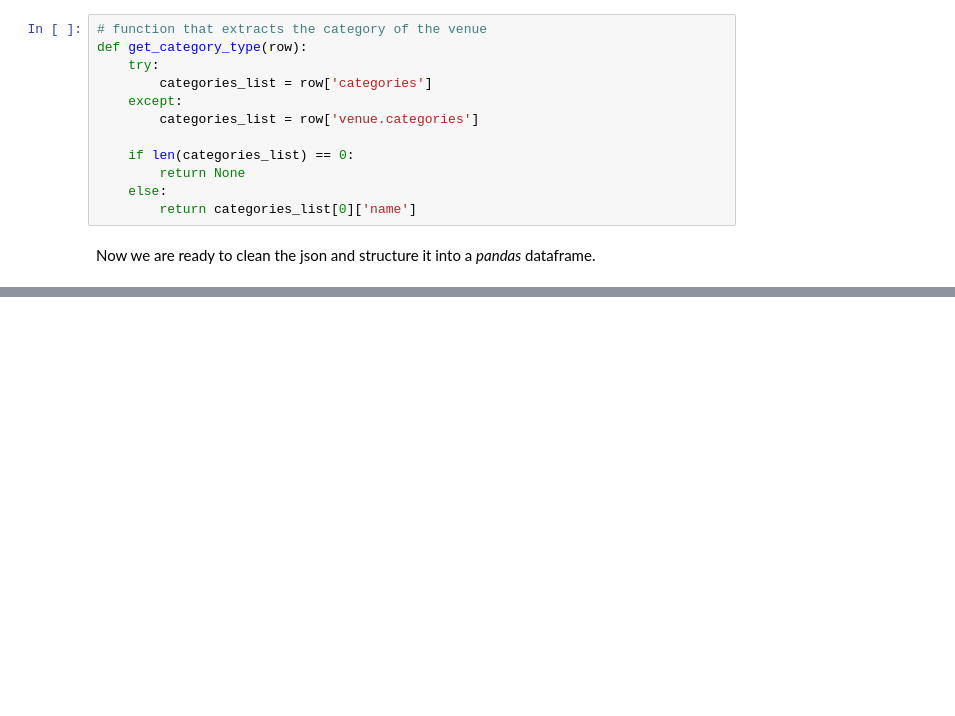
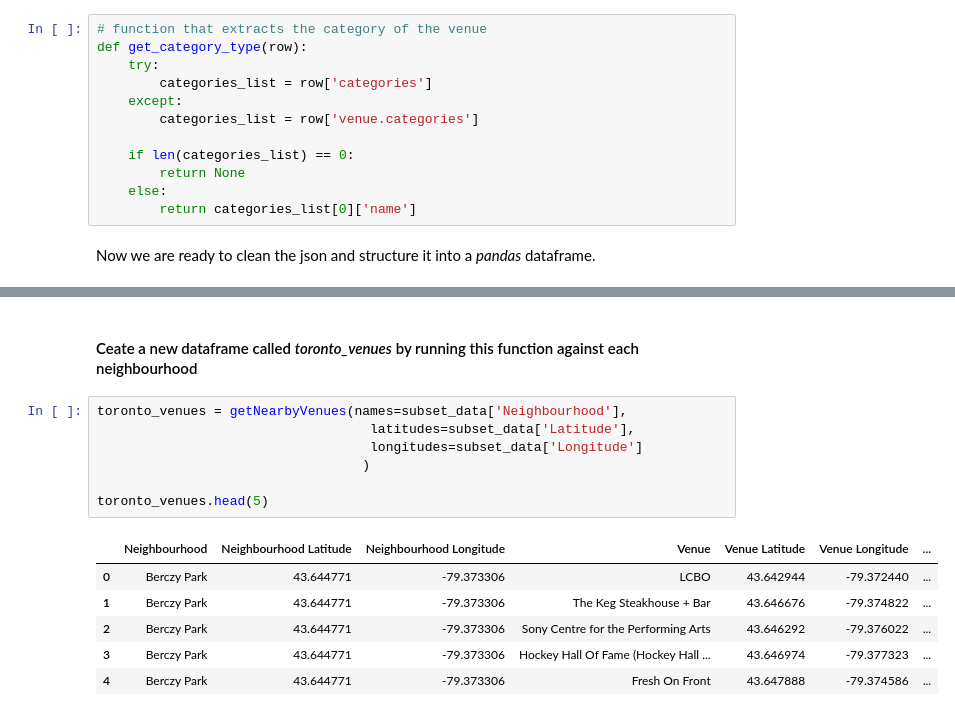
Before and after one commit to rojyates/Coursera_Capstone, a Jupyter notebook: Capstone Week 3 Canadian PostCodes.ipynb, the cells around one changed output, grey strips where cells are left out. Saved outputs shown, nothing was run; the diff lists cells and outputs as text; blank space fills up the shorter version.

```diff
--- a/Capstone Week 3 Canadian PostCodes.ipynb
+++ b/Capstone Week 3 Canadian PostCodes.ipynb
@@ -365,0 +410,16 @@ nearby_venues.head()
+# %% [markdown]
+#### Ceate a new dataframe called *toronto_venues* by running this function against each neighbourhood
+# %%
+toronto_venues = getNearbyVenues(names=subset_data['Neighbourhood'],
+                                   latitudes=subset_data['Latitude'],
+                                   longitudes=subset_data['Longitude']
+                                  )
+
+toronto_venues.head(5)
+# %% [output]
+|  | Neighbourhood | Neighbourhood Latitude | Neighbourhood Longitude | Venue | Venue Latitude | Venue Longitude | ... |
+| 0 | Berczy Park | 43.644771 | -79.373306 | LCBO | 43.642944 | -79.372440 | ... |
+| 1 | Berczy Park | 43.644771 | -79.373306 | The Keg Steakhouse + Bar | 43.646676 | -79.374822 | ... |
+| 2 | Berczy Park | 43.644771 | -79.373306 | Sony Centre for the Performing Arts | 43.646292 | -79.376022 | ... |
+| 3 | Berczy Park | 43.644771 | -79.373306 | Hockey Hall Of Fame (Hockey Hall ... | 43.646974 | -79.377323 | ... |
+| 4 | Berczy Park | 43.644771 | -79.373306 | Fresh On Front | 43.647888 | -79.374586 | ... |
```
Also changed, not shown: parts of 34 cells of this notebook.
